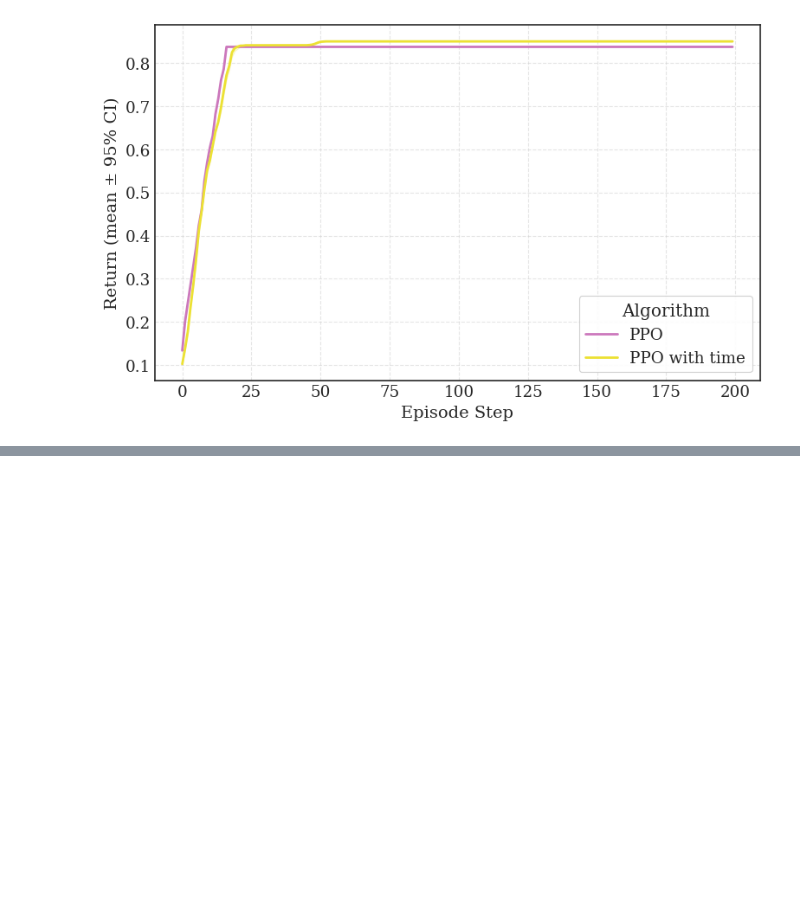
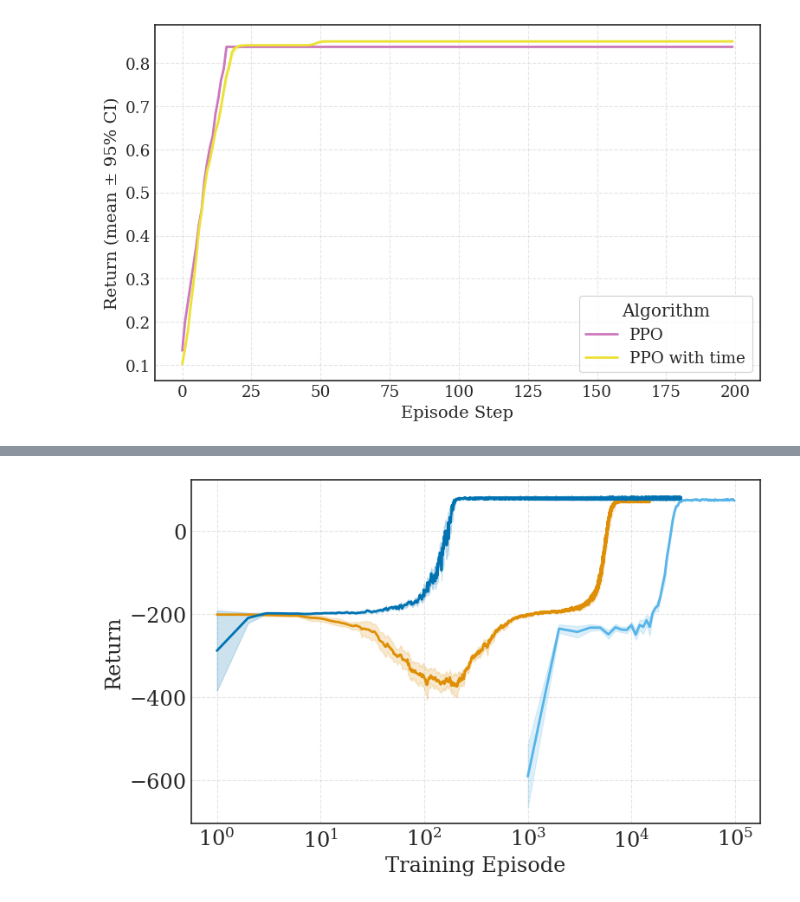
Before and after one commit to Daveonwave/Exo-MDP, a Jupyter notebook: notebooks/learning_curves.ipynb, the cells around one changed output, grey strips where cells are left out. Cells and saved outputs as stored; diff of their text form; code cells hidden in the pictures; blank space fills up the shorter version.

```diff
--- a/notebooks/learning_curves.ipynb
+++ b/notebooks/learning_curves.ipynb
@@ -984,0 +1005,22 @@ plot_performance(res_dict)
+# %%
+env = 'taxi'
+exp_name = 'taxiTraffic'
+
+res = {}
+res['ql'] = {}
+res['exaq'] = {}
+res['exaq-mod'] = {}
+
+for i in range(1, 11):
+    with open(f'logs/results/{env}/{exp_name}/exaq/2025-12-14_12-41-27/{i}/learning_curve.json', 'rb') as f:
+        res['exaq'][i] = json.load(f)
+
+    with open(f'logs/results/{env}/{exp_name}/exaq-mod/2026-10-06_09-56-40/{i}/learning_curve.json', 'rb') as f:
+        res['exaq-mod'][i] = json.load(f)
+
+    with open(f'logs/results/{env}/{exp_name}/ql/2026-01-29_01-42-36/{i}/learning_curve.json', 'rb') as f:
+        res['ql'][i] = json.load(f)
+# %%
+plot_learning_curves(res, tick_step=1000, logscale=True, filename=f'{exp_name}-ablation', save_figure=True)
+# %% [output]
+[figure, added]
```
Also changed, not shown: parts of 7 cells of this notebook, 17 other files.
